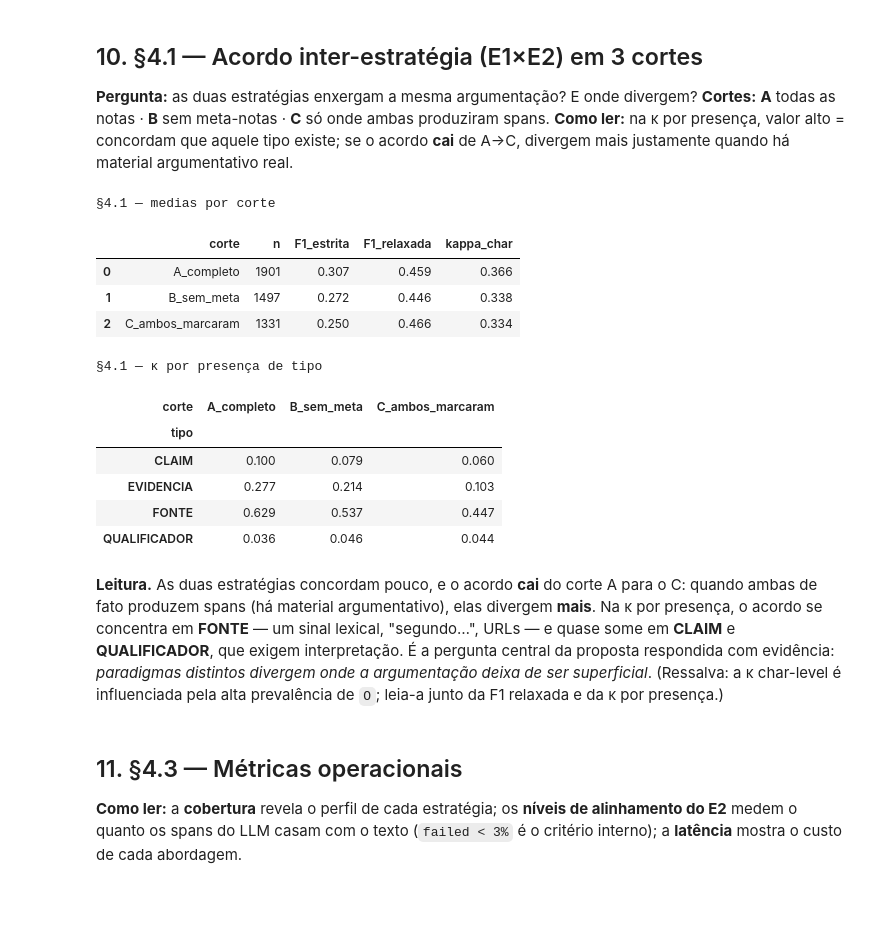
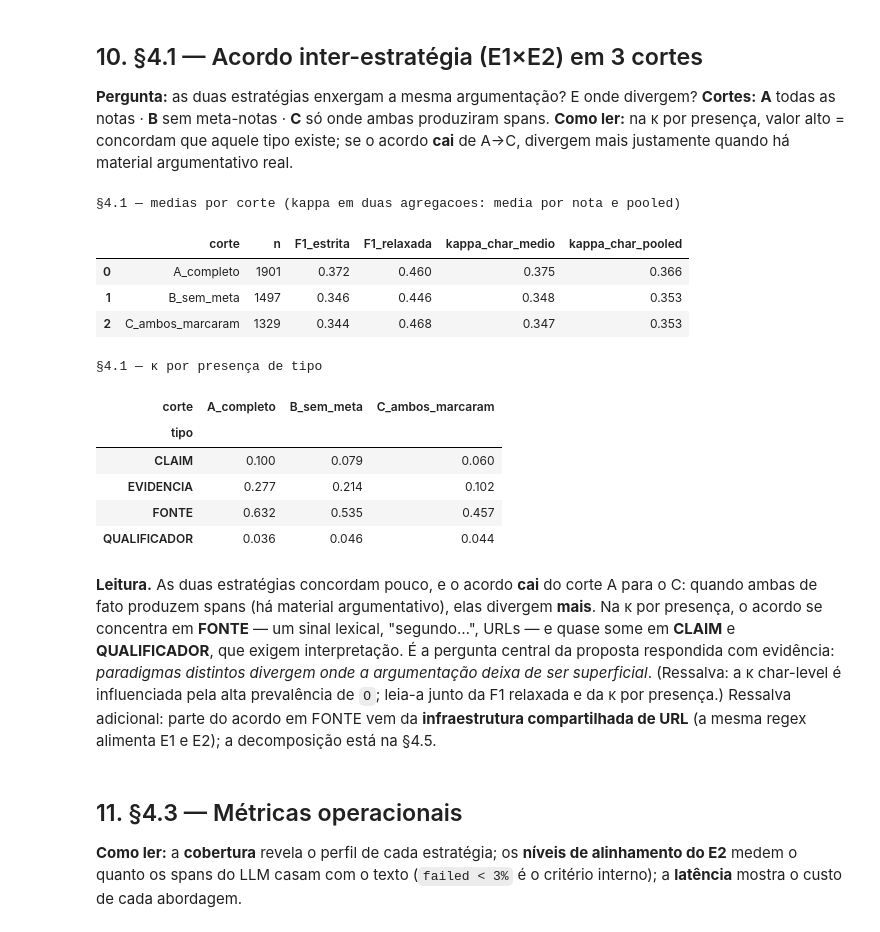
Before and after one commit to rocdav/community-notes-br-argmining, a Jupyter notebook: notebooks/notebook_conclusao.ipynb, the cells around one changed output. Drawn from its saved outputs; the diff is of its cells as text; code cells hidden in the pictures; blank space fills up the shorter version.

```diff
--- a/notebooks/notebook_conclusao.ipynb
+++ b/notebooks/notebook_conclusao.ipynb
@@ -213,8 +290,8 @@ def _load_human_json(path: str) -> tuple[str, dict[str, list[dict]]]:
     return nome, spans
 
 humano_por_anotador: dict[str, dict[str, list[dict]]] = {}
-for path in HUMAN_JSON_PATHS:
+for apelido, path in HUMAN_JSON_PATHS.items():
     nome, spans = _load_human_json(path)
-    humano_por_anotador[nome] = spans
-    print(f"anotador '{nome}': {len(spans)} notas, {sum(len(v) for v in spans.values())} spans")
+    humano_por_anotador[apelido] = spans
+    print(f"anotador '{apelido}' ({nome}): {len(spans)} notas, {sum(len(v) for v in spans.values())} spans")
 # %% [output]
@@ -299,6 +377,30 @@ def spans_from_cell(v):
     raw = coerce_spans(v)
     return [] if raw is None else [S(int(s["start"]), int(s["end"]),
             LABEL_ALIASES.get(str(s["type"]).upper(), str(s["type"]).upper())) for s in raw]
+def is_url_fonte(text: str, s: "S") -> bool:
+    return s.type == "FONTE" and bool(URL_RE.search(text[s.start:s.end]))
+
+def sem_url_fonte(text: str, spans):
+    """Remove FONTE ancorada em URL (infraestrutura compartilhada; ver decisoes 5)."""
+    return [s for s in spans if not is_url_fonte(text, s)]
+
+def cohen_kappa_chars_pooled(pairs) -> float:
+    """kappa agregado: concatena os rotulos de caractere de todas as notas.
+    pairs: iteravel de (text, spans_a, spans_b)."""
+    la_all, lb_all = [], []
+    for text, a, b in pairs:
+        if not text:
+            continue
+        la_all.extend(_char_labels(text, a))
+        lb_all.extend(_char_labels(text, b))
+    n = len(la_all)
+    if not n:
+        return float("nan")
+    po = sum(1 for x, y in zip(la_all, lb_all) if x == y) / n
+    ca, cb = Counter(la_all), Counter(lb_all)
+    pe = sum((ca[c] / n) * (cb[c] / n) for c in set(la_all) | set(lb_all))
+    return (po - pe) / (1 - pe) if pe < 1 else 1.0
+
 print("Definicoes OK.")
 # %% [output]
 Definicoes OK.
@@ -580,47 +743,53 @@ def kappa_presence(a: np.ndarray, b: np.ndarray) -> float:
     pe = pa * pb + (1 - pa) * (1 - pb)
     return (po - pe) / (1 - pe) if pe < 1 else 0.0
 
 work = df.copy()
 work["_e1"] = work["e1_spans"].apply(spans_from_cell)
 work["_e2"] = work["e2_spans"].apply(spans_from_cell)
+work["_e2b"] = work["e2b_spans"].apply(spans_from_cell)
 work["_n1"] = work["_e1"].apply(len); work["_n2"] = work["_e2"].apply(len)
 work["_fs"] = [f1_strict(a, b) for a, b in zip(work["_e1"], work["_e2"])]
 work["_fr"] = [f1_relaxed(a, b) for a, b in zip(work["_e1"], work["_e2"])]
 work["_kp"] = [cohen_kappa_chars(t or "", a, b) for t, a, b in zip(work[TEXT_COL], work["_e1"], work["_e2"])]
 
 cortes = {
     "A_completo": work,
     "B_sem_meta": work[~work["is_meta"]] if "is_meta" in work.columns else work,
     "C_ambos_marcaram": work[(work["_n1"] > 0) & (work["_n2"] > 0)],
 }
 resumo = pd.DataFrame([
-    {"corte": k, "n": len(d), "F1_estrita": round(d["_fs"].mean(), 3),
-     "F1_relaxada": round(d["_fr"].mean(), 3), "kappa_char": round(d["_kp"].mean(), 3)}
+    {"corte": k, "n": len(d),
+     "F1_estrita": round(d["_fs"].mean(), 3),
+     "F1_relaxada": round(d["_fr"].mean(), 3),
+     "kappa_char_medio": round(d["_kp"].mean(), 3),
+     "kappa_char_pooled": round(cohen_kappa_chars_pooled(
+         zip(d[TEXT_COL].fillna(""), d["_e1"], d["_e2"])), 3)}
     for k, d in cortes.items()])
-print("§4.1 — medias por corte"); display(resumo)
+print("§4.1 — medias por corte (kappa em duas agregacoes: media por nota e pooled)")
+display(resumo)
 
 pres_rows = []
 for k, d in cortes.items():
     for t in LABELS:
         a = d["_e1"].apply(lambda s: _pres(s, t)).values.astype(int)
         b = d["_e2"].apply(lambda s: _pres(s, t)).values.astype(int)
         pres_rows.append({"corte": k, "tipo": t, "cob_E1_%": round(100 * a.mean(), 1),
                           "cob_E2_%": round(100 * b.mean(), 1), "kappa_presenca": round(kappa_presence(a, b), 3)})
 pres_df = pd.DataFrame(pres_rows)
 print("§4.1 — κ por presença de tipo")
 display(pres_df.pivot(index="tipo", columns="corte", values="kappa_presenca").reindex(LABELS))
 # %% [output]
-§4.1 — medias por corte
+§4.1 — medias por corte (kappa em duas agregacoes: media por nota e pooled)
-|  | corte | n | F1_estrita | F1_relaxada | kappa_char |
-| 0 | A_completo | 1901 | 0.307 | 0.459 | 0.366 |
-| 1 | B_sem_meta | 1497 | 0.272 | 0.446 | 0.338 |
-| 2 | C_ambos_marcaram | 1331 | 0.250 | 0.466 | 0.334 |
+|  | corte | n | F1_estrita | F1_relaxada | kappa_char_medio | kappa_char_pooled |
+| 0 | A_completo | 1901 | 0.372 | 0.460 | 0.375 | 0.366 |
+| 1 | B_sem_meta | 1497 | 0.346 | 0.446 | 0.348 | 0.353 |
+| 2 | C_ambos_marcaram | 1329 | 0.344 | 0.468 | 0.347 | 0.353 |
 §4.1 — κ por presença de tipo
 | corte | A_completo | B_sem_meta | C_ambos_marcaram |
 | tipo |  |  |  |
 | CLAIM | 0.100 | 0.079 | 0.060 |
-| EVIDENCIA | 0.277 | 0.214 | 0.103 |
-| FONTE | 0.629 | 0.537 | 0.447 |
+| EVIDENCIA | 0.277 | 0.214 | 0.102 |
+| FONTE | 0.632 | 0.535 | 0.457 |
 | QUALIFICADOR | 0.036 | 0.046 | 0.044 |
 # %% [markdown]
 **Leitura.** As duas estratégias concordam pouco, e o acordo **cai** do corte A para o
@@ -630,6 +799,8 @@ e quase some em **CLAIM** e **QUALIFICADOR**, que exigem interpretação. É a p
 da proposta respondida com evidência: *paradigmas distintos divergem onde a argumentação
 deixa de ser superficial*. (Ressalva: a κ char-level é influenciada pela alta prevalência de
 `O`; leia-a junto da F1 relaxada e da κ por presença.)
+Ressalva adicional: parte do acordo em FONTE vem da **infraestrutura compartilhada de
+URL** (a mesma regex alimenta E1 e E2); a decomposição está na §4.5.
 # %% [markdown]
 ## 11. §4.3 — Métricas operacionais
 
```
Also changed, not shown: parts of 30 cells of this notebook, 1 other file.
